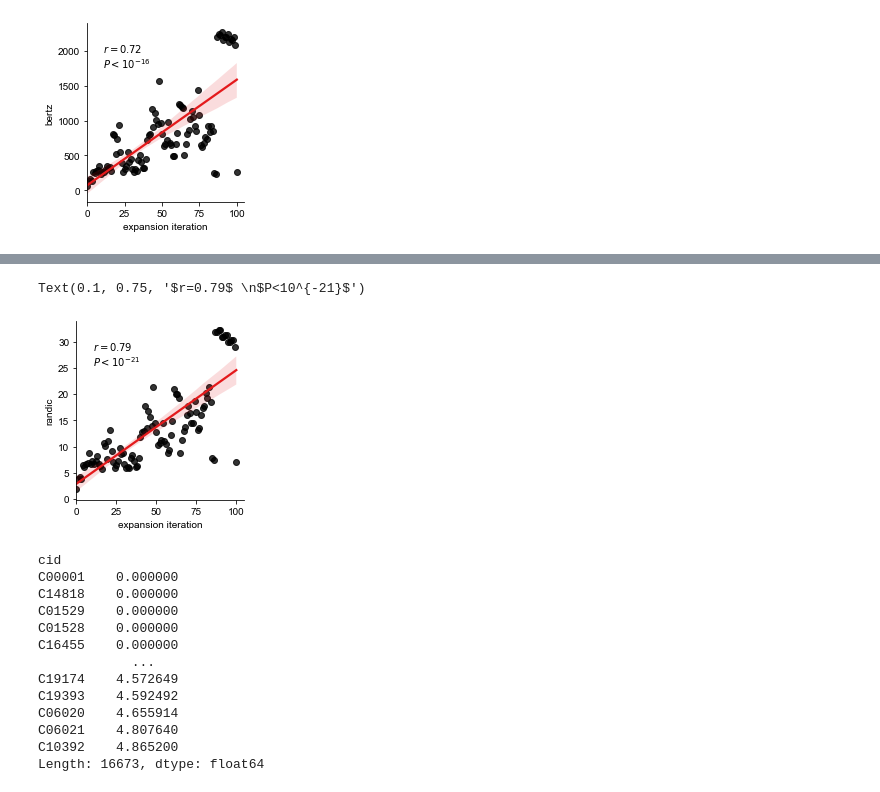
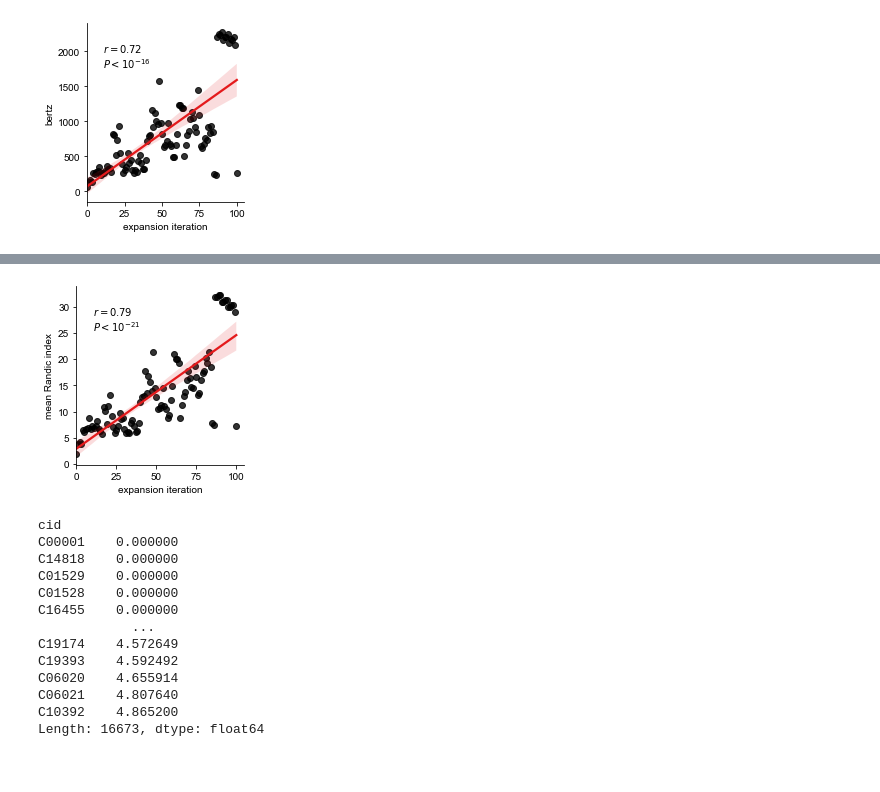
Before and after one commit to jgoldford/metabolic-continuity, a Jupyter notebook: revisions.v1/main-comment-XX-complexityMetrics.ipynb, the cells around one changed output, grey strips where cells are left out. Saved outputs shown, nothing was run; the diff lists cells and outputs as text; code cells hidden in the pictures.

```diff
--- a/revisions.v1/main-comment-XX-complexityMetrics.ipynb
+++ b/revisions.v1/main-comment-XX-complexityMetrics.ipynb
@@ -149,27 +103,28 @@ Text(0.1, 0.75, '$r=-0.69$ \n$P<10^{-15}$')
 # %%
 skws={"color": "black"}
 cmap = sns.color_palette("Set1")
 
 lkws={'color': cmap[0]}
 #complexity = pd.read_csv('../assets/kegg_cpds.iterationComplexity.csv',index_col=0)
 complexity_metrics = "../assets/kegg_compound_complexity_metrics.csv"
 complexity = pd.read_csv(complexity_metrics,index_col=0).set_index("cid")
 feature_type = "randic"
 complexity = complexity[[feature_type]].join(pd.DataFrame(pd.Series(ne_cpds),columns=['iteration']))
 sns.lmplot(x='iteration',y=feature_type,data=complexity.groupby('iteration').mean().reset_index(),height=3, aspect=1,line_kws=lkws,scatter_kws=skws)
 plt.xlim([0,105])
-plt.ylabel(feature_type)
+plt.ylabel("mean Randic index")
+
 plt.xlabel('expansion iteration')
 c = complexity.groupby('iteration').mean().reset_index()
 
 
 r,pval = pearsonr(c['iteration'].values,c[feature_type].values)
 d = int(np.ceil(np.log10(pval)))
 label = '$r={R}$ \n'.format(R=round(r,2)) + '$P<10^{' + str(d) + '}$'
 plt.annotate(label, xy=(0.1, 0.75), xycoords='axes fraction')
+plt.savefig("figs/FigSX_RandicComplexity.svg")
 # %% [output]
-Text(0.1, 0.75, '$r=0.79$ \n$P<10^{-21}$')
-[figure, old version]
+[figure, new version]
 # %%
 complexity = pd.read_csv(complexity_metrics,index_col=0).set_index("cid")
 # %%
```
Also changed, not shown: parts of 3 cells of this notebook, 57 other files.
